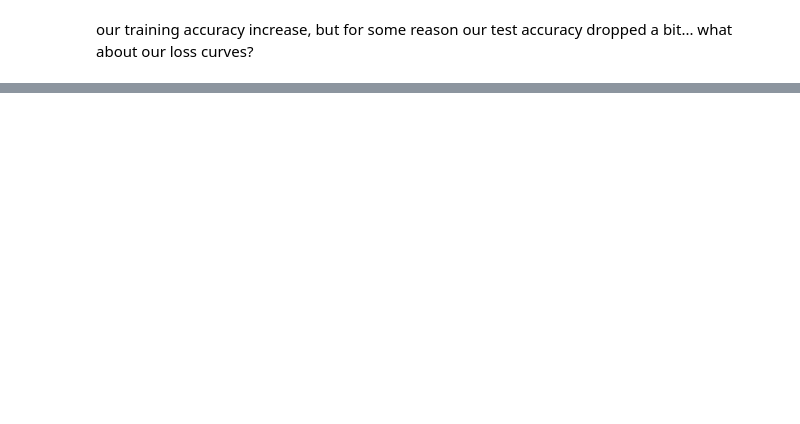
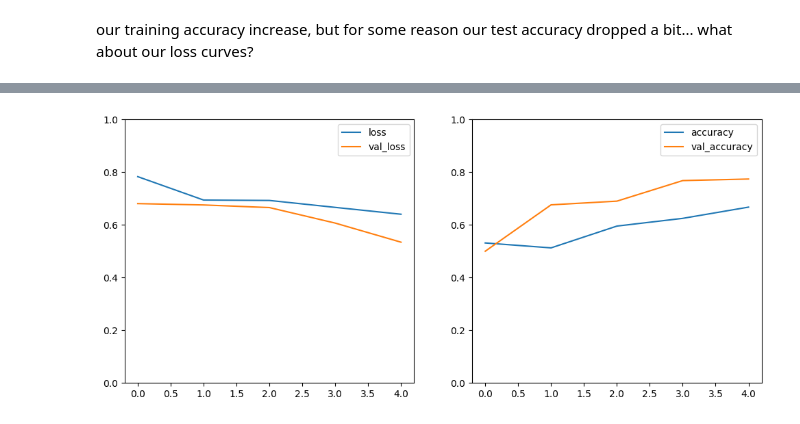
Before and after one commit to swanny0000/ZTM-TensorFlow, a Jupyter notebook: 03_convolutional_neural_networks.ipynb, the cells around one changed output, grey strips where cells are left out. Drawn from its saved outputs; the diff is of its cells as text; code cells hidden in the pictures; blank space fills up the shorter version.

```diff
--- a/03_convolutional_neural_networks.ipynb
+++ b/03_convolutional_neural_networks.ipynb
@@ -519,0 +636,18 @@ plt.legend()
+# %%
+train_data_augmented = train_datagen_augmented.flow_from_directory(train_dir,
+                                                                   target_size=(224, 224),
+                                                                   batch_size=32,
+                                                                   class_mode="binary",
+                                                                   shuffle=False) #for now, set to false to prove a point
+
+train_data = train_datagen.flow_from_directory(train_dir,
+                                               target_size=(224, 224),
+                                               batch_size=32,
+                                               class_mode="binary",
+                                               shuffle=False) #for now, set to false to prove a point
+
+test_data = test_datagen.flow_from_directory(test_dir,
+                                             target_size=(224, 224),
+                                             batch_size=32,
+                                             class_mode="binary",
+                                             shuffle=False) #for now, set to false to prove a point
@@ -519,0 +676,25 @@ plt.legend()
+# %%
+# what does our model with augmented data look like?
+tf.random.set_seed(42)
+model_6 = Sequential()
+model_6.add(Conv2D(10, 3, activation="relu", input_shape=(224, 224, 3)))
+model_6.add(MaxPool2D(pool_size=2))
+model_6.add(Conv2D(10, 3, activation="relu"))
+model_6.add(MaxPool2D())
+model_6.add(Conv2D(10,3,  activation="relu"))
+model_6.add(MaxPool2D())
+model_6.add(Flatten())
+model_6.add(Dense(1, activation="sigmoid"))
+
+model_6.compile(loss="binary_crossentropy",
+                optimizer="Adam",
+                metrics=["accuracy"])
+
+history_6 = model_6.fit(train_data_augmented,
+                        epochs=5,
+                        steps_per_epoch=len(train_data_augmented),
+                        validation_data=test_data,
+                        validation_steps=len(test_data))
+
+plot_history(history_6)
+# %% [output]
@@ -519,0 +711 @@ plt.legend()
+[figure, added]
```
Also changed, not shown: parts of 38 cells of this notebook.
